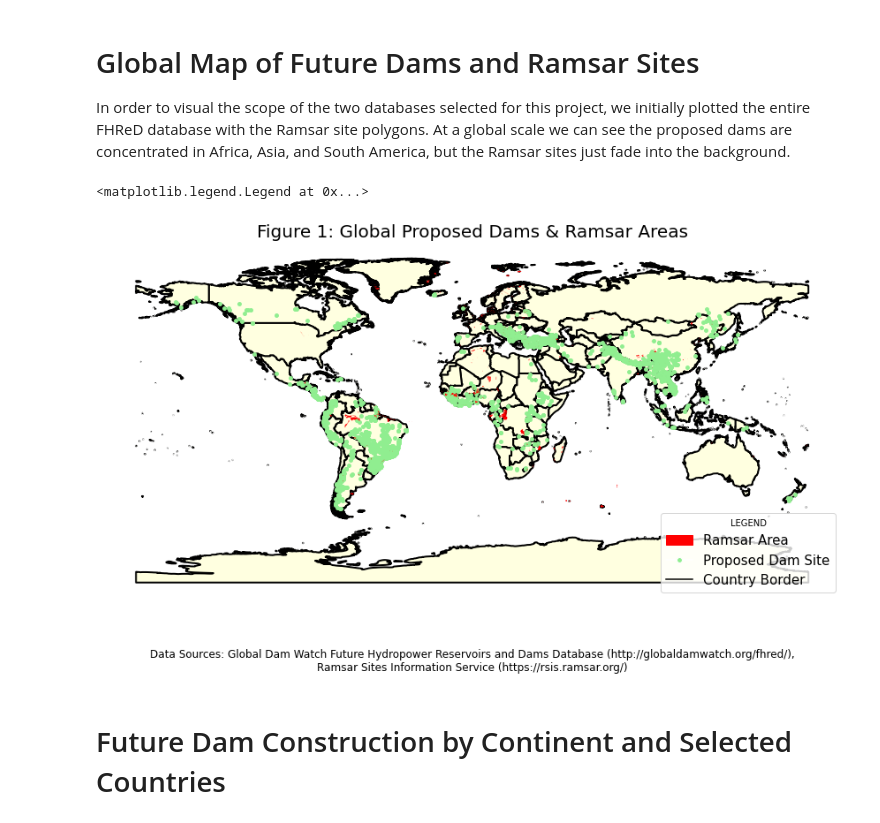
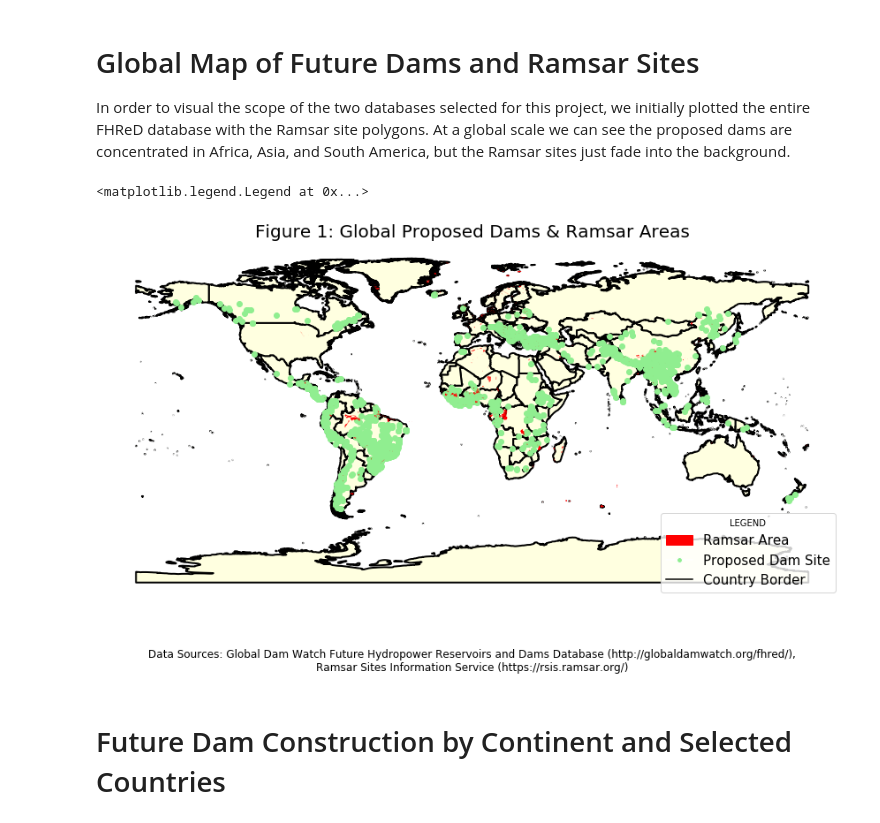
Before and after one commit to lherwehe/global-dam-impacts, a Jupyter notebook: exploration-notebooks/explore-proposed-dams-and-ramsar-areas.ipynb, the cells around one changed output. Cells and saved outputs as stored; diff of their text form; code cells hidden in the pictures.

```diff
--- a/exploration-notebooks/explore-proposed-dams-and-ramsar-areas.ipynb
+++ b/exploration-notebooks/explore-proposed-dams-and-ramsar-areas.ipynb
@@ -158,7 +158,7 @@ df = pd.read_csv(fname)
 
 # Covert the pandas dataframe to a shapefile for plotting
 # Set output path for shp
-dams_path = os.path.join('final-project-data', 'fhred-proposed-dams')
+dams_path = os.path.join('earthpy-downloads')
 if not os.path.exists(dams_path):
     os.mkdir(dams_path)
 
@@ -190,32 +190,32 @@ In order to visual the scope of the two databases selected for this project, we
 # %%
 # Create a Global Map of Dams and Ramsar Sites
 red_patch = mpatches.Patch(color='red', label='Ramsar Area')
 green_dot = mlines.Line2D([], [], color='white', marker='o',
                           markerfacecolor='lightgreen', label='Proposed Dam Site')
 black_line = mlines.Line2D([], [], color='black', label='Country Border')
 
 fig, ax = plt.subplots(figsize=(15, 25))
 country_borders.plot(ax=ax, color="lightyellow",
                      edgecolor="black", linewidth=2)
 proposed_dams.plot(ax=ax,
-                   markersize=15,
+#                   markersize=15,
                    color='lightgreen', legend=True)
 ramsar_areas.plot(ax=ax, facecolor='red', legend=True)
 ax.set_title(
     'Figure 1: Global Proposed Dams & Ramsar Areas', size=20)
 ax.set_axis_off()
 ax.text(0.5, -0.2, "Data Sources: Global Dam Watch Future Hydropower Reservoirs "
         "and Dams Database (http://globaldamwatch.org/fhred/),\nRamsar Sites "
         "Information Service (https://rsis.ramsar.org/)",
         size=12, ha="center", transform=ax.transAxes)
 ax.legend(handles=[red_patch, green_dot, black_line],
           fontsize=15,
           frameon=True,
           loc=('lower right'),
           title="LEGEND")
 # %% [output]
 <matplotlib.legend.Legend at 0x...>
-[figure, old version]
+[figure, new version]
 # %% [markdown]
 # Future Dam Construction by Continent and Selected Countries
 # %% [markdown]
```
Also changed, not shown: parts of 9 cells of this notebook, 5 other files.
